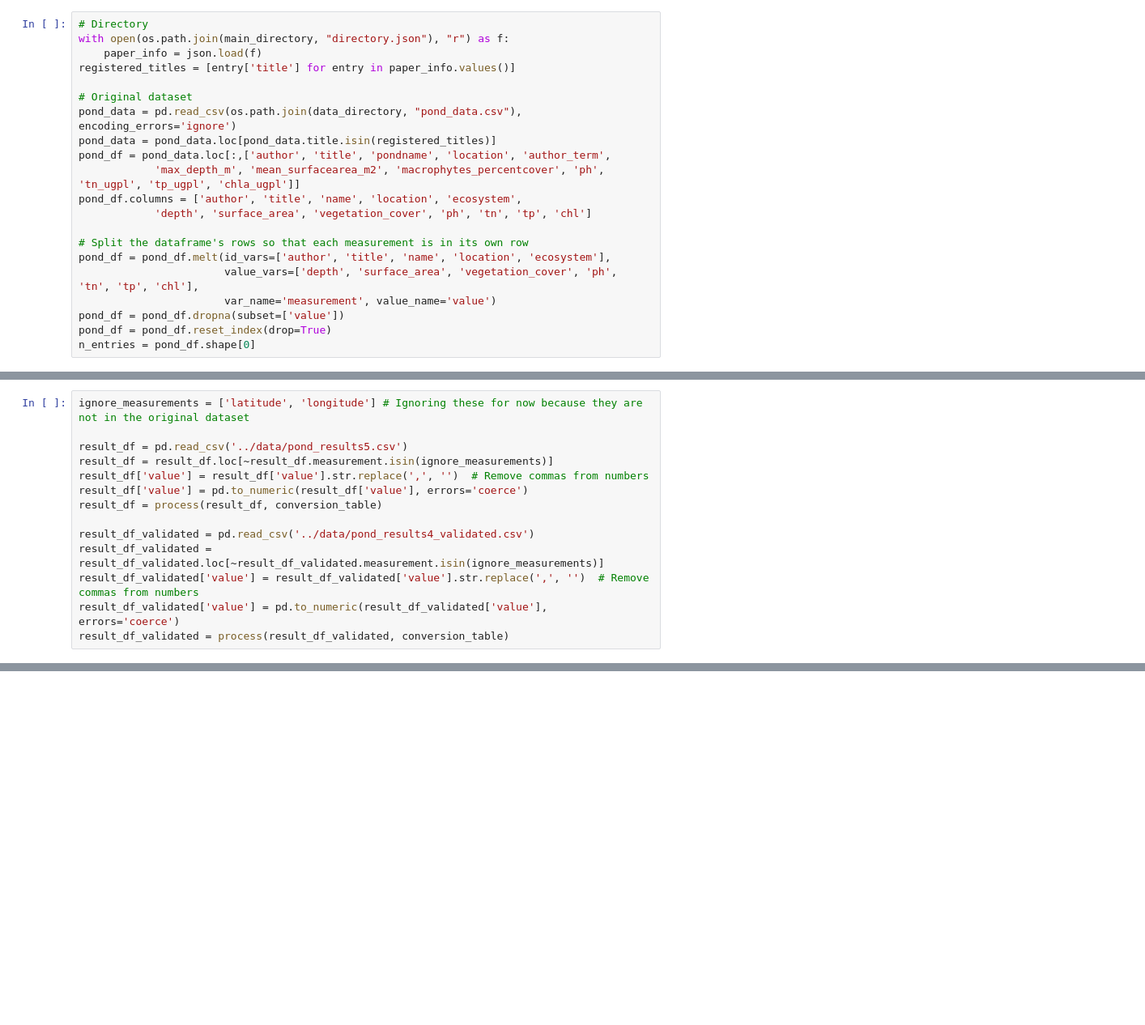
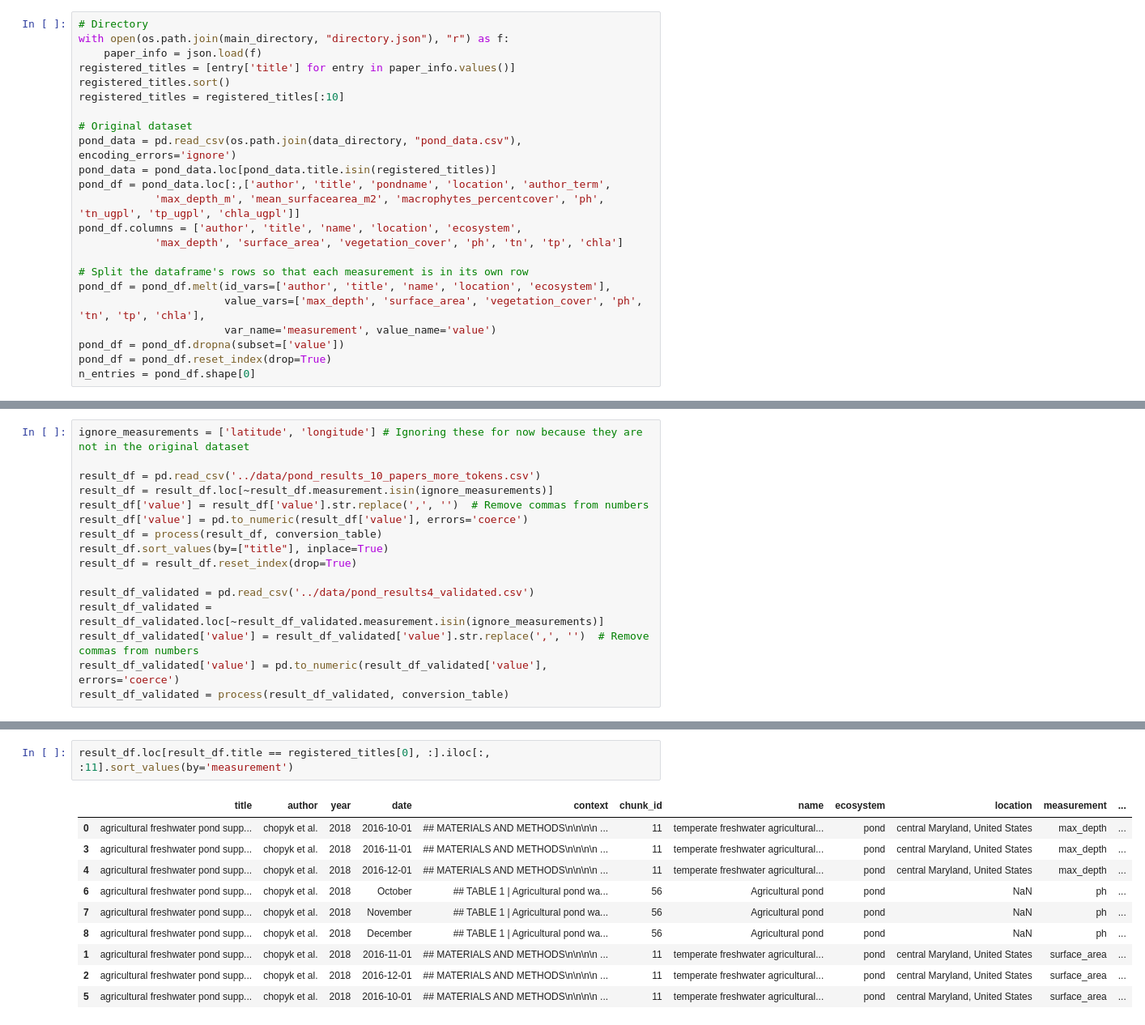
Before and after one commit to kevinqnb/scholarlm, a Jupyter notebook: examples/pond_lake.ipynb, the cells around one changed output, grey strips where cells are left out. Shown at 81% size. Saved outputs shown, nothing was run; the diff lists cells and outputs as text; blank space fills up the shorter version.

Commit message:
More response tokens for identification and fixing errors in matching algorithm

```diff
--- a/examples/pond_lake.ipynb
+++ b/examples/pond_lake.ipynb
@@ -19,6 +20,8 @@ data_directory = os.getenv("POND_DATA_PATH")
 with open(os.path.join(main_directory, "directory.json"), "r") as f:
     paper_info = json.load(f)
 registered_titles = [entry['title'] for entry in paper_info.values()]
+registered_titles.sort()
+registered_titles = registered_titles[:10]
 
 # Original dataset
 pond_data = pd.read_csv(os.path.join(data_directory, "pond_data.csv"), encoding_errors='ignore')
@@ -26,11 +29,11 @@ pond_data = pond_data.loc[pond_data.title.isin(registered_titles)]
 pond_df = pond_data.loc[:,['author', 'title', 'pondname', 'location', 'author_term',
             'max_depth_m', 'mean_surfacearea_m2', 'macrophytes_percentcover', 'ph', 'tn_ugpl', 'tp_ugpl', 'chla_ugpl']]
 pond_df.columns = ['author', 'title', 'name', 'location', 'ecosystem',
-            'depth', 'surface_area', 'vegetation_cover', 'ph', 'tn', 'tp', 'chl']
+            'max_depth', 'surface_area', 'vegetation_cover', 'ph', 'tn', 'tp', 'chla']
 
 # Split the dataframe's rows so that each measurement is in its own row
 pond_df = pond_df.melt(id_vars=['author', 'title', 'name', 'location', 'ecosystem'],
-                       value_vars=['depth', 'surface_area', 'vegetation_cover', 'ph', 'tn', 'tp', 'chl'],
+                       value_vars=['max_depth', 'surface_area', 'vegetation_cover', 'ph', 'tn', 'tp', 'chla'],
                        var_name='measurement', value_name='value')
 pond_df = pond_df.dropna(subset=['value'])
 pond_df = pond_df.reset_index(drop=True)
@@ -96,11 +99,13 @@ conversion_table = {
 # %%
 ignore_measurements = ['latitude', 'longitude'] # Ignoring these for now because they are not in the original dataset
 
-result_df = pd.read_csv('../data/pond_results5.csv')
+result_df = pd.read_csv('../data/pond_results_10_papers_more_tokens.csv')
 result_df = result_df.loc[~result_df.measurement.isin(ignore_measurements)]
 result_df['value'] = result_df['value'].str.replace(',', '')  # Remove commas from numbers
 result_df['value'] = pd.to_numeric(result_df['value'], errors='coerce')
 result_df = process(result_df, conversion_table)
+result_df.sort_values(by=["title"], inplace=True)
+result_df = result_df.reset_index(drop=True)
 
 result_df_validated = pd.read_csv('../data/pond_results4_validated.csv')
 result_df_validated = result_df_validated.loc[~result_df_validated.measurement.isin(ignore_measurements)]
@@ -125,0 +122,13 @@ result_df
+# %%
+result_df.loc[result_df.title == registered_titles[0], :].iloc[:, :11].sort_values(by='measurement')
+# %% [output]
+|  | title | author | year | date | context | chunk_id | name | ecosystem | location | measurement | ... |
+| 0 | agricultural freshwater pond supp... | chopyk et al. | 2018 | 2016-10-01 | ## MATERIALS AND METHODS\n\n\n\n ... | 11 | temperate freshwater agricultural... | pond | central Maryland, United States | max_depth | ... |
+| 3 | agricultural freshwater pond supp... | chopyk et al. | 2018 | 2016-11-01 | ## MATERIALS AND METHODS\n\n\n\n ... | 11 | temperate freshwater agricultural... | pond | central Maryland, United States | max_depth | ... |
+| 4 | agricultural freshwater pond supp... | chopyk et al. | 2018 | 2016-12-01 | ## MATERIALS AND METHODS\n\n\n\n ... | 11 | temperate freshwater agricultural... | pond | central Maryland, United States | max_depth | ... |
+| 6 | agricultural freshwater pond supp... | chopyk et al. | 2018 | October | ## TABLE 1 | Agricultural pond wa... | 56 | Agricultural pond | pond | NaN | ph | ... |
+| 7 | agricultural freshwater pond supp... | chopyk et al. | 2018 | November | ## TABLE 1 | Agricultural pond wa... | 56 | Agricultural pond | pond | NaN | ph | ... |
+| 8 | agricultural freshwater pond supp... | chopyk et al. | 2018 | December | ## TABLE 1 | Agricultural pond wa... | 56 | Agricultural pond | pond | NaN | ph | ... |
+| 1 | agricultural freshwater pond supp... | chopyk et al. | 2018 | 2016-11-01 | ## MATERIALS AND METHODS\n\n\n\n ... | 11 | temperate freshwater agricultural... | pond | central Maryland, United States | surface_area | ... |
+| 2 | agricultural freshwater pond supp... | chopyk et al. | 2018 | 2016-12-01 | ## MATERIALS AND METHODS\n\n\n\n ... | 11 | temperate freshwater agricultural... | pond | central Maryland, United States | surface_area | ... |
+| 5 | agricultural freshwater pond supp... | chopyk et al. | 2018 | 2016-10-01 | ## MATERIALS AND METHODS\n\n\n\n ... | 11 | temperate freshwater agricultural... | pond | central Maryland, United States | surface_area | ... |
```
Also changed, not shown: parts of 33 cells of this notebook, 3 other files.
